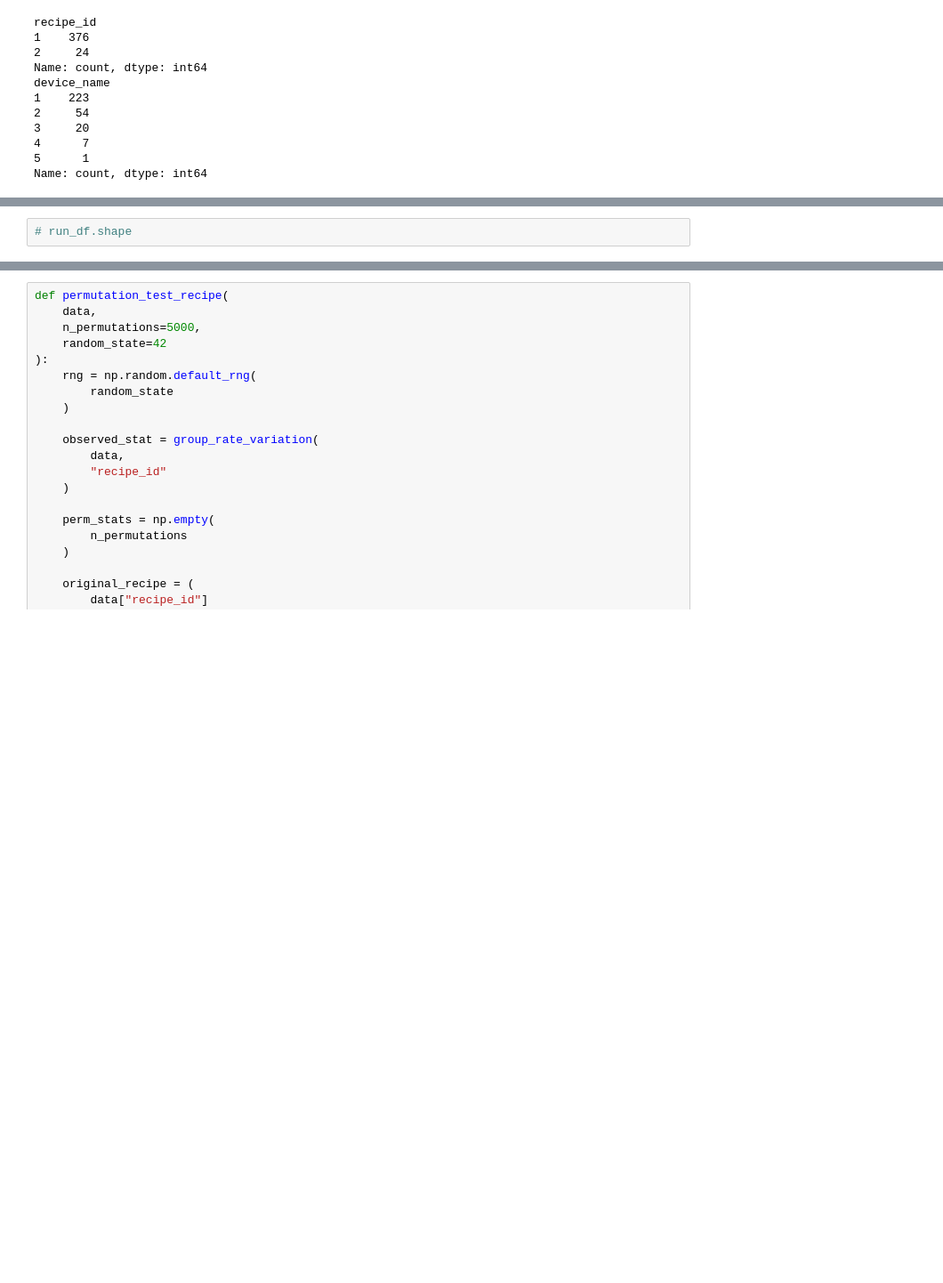
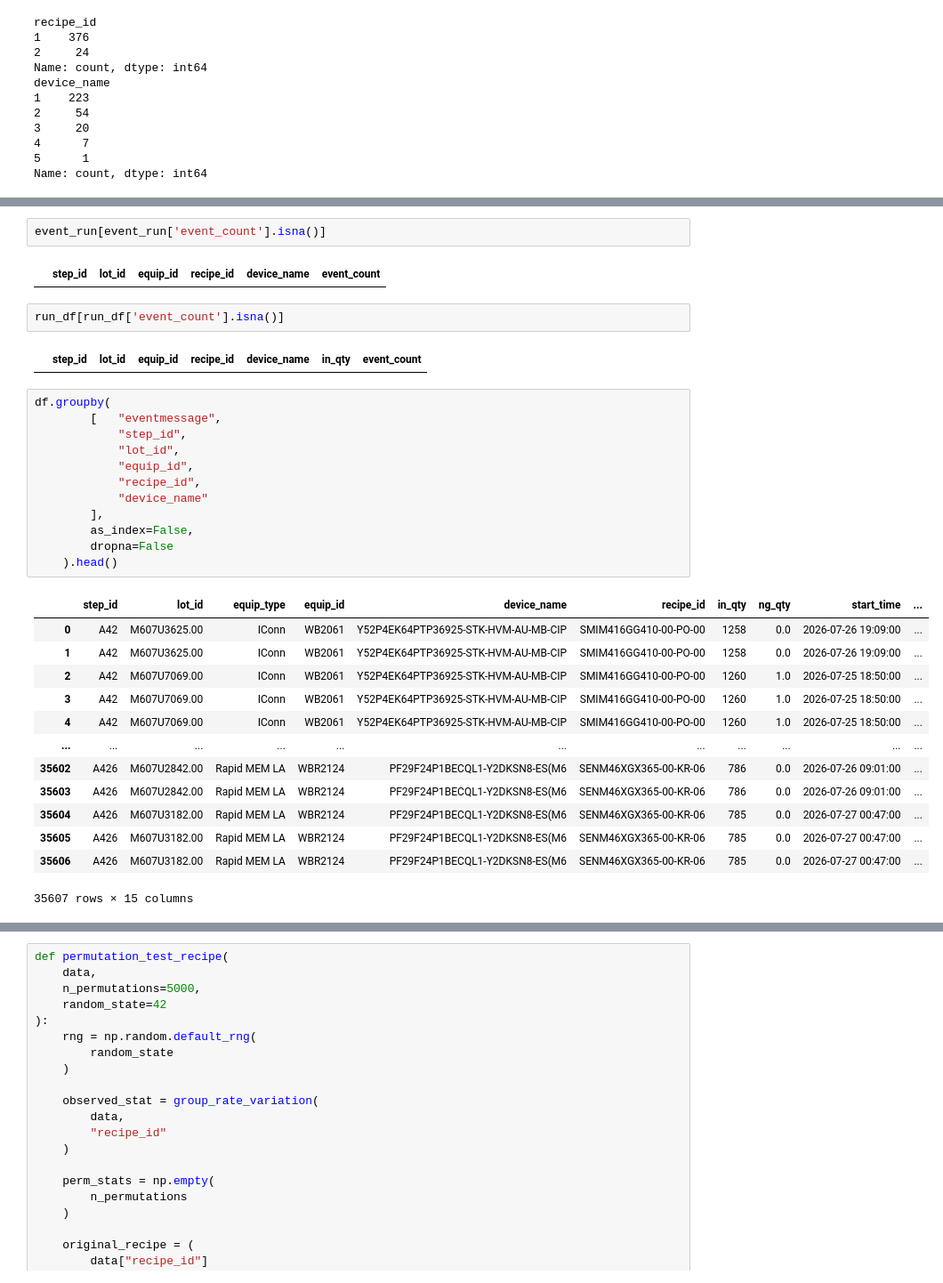
Before and after one commit to aceaceace123/test0806, a Jupyter notebook: WBMachine_ErrorEventAnalyze.ipynb, the cells around one changed output, grey strips where cells are left out. Shown at 89% size. Drawn from its saved outputs; the diff is of its cells as text; blank space fills up the shorter version.

```diff
--- a/WBMachine_ErrorEventAnalyze.ipynb
+++ b/WBMachine_ErrorEventAnalyze.ipynb
@@ -1042,2 +816,34 @@ Single-observation recipes: 49
-# %%
-# run_df.shape
+# %%
+event_run[event_run['event_count'].isna()]
+# %% [output]
+|  | step_id | lot_id | equip_id | recipe_id | device_name | event_count |
+# %%
+run_df[run_df['event_count'].isna()]
+# %% [output]
+|  | step_id | lot_id | equip_id | recipe_id | device_name | in_qty | event_count |
+# %%
+df.groupby(
+        [   "eventmessage",
+            "step_id",
+            "lot_id",
+            "equip_id",
+            "recipe_id",
+            "device_name"
+        ],
+        as_index=False,
+        dropna=False
+    ).head()
+# %% [output]
+|  | step_id | lot_id | equip_type | equip_id | device_name | recipe_id | in_qty | ng_qty | start_time | ... |
+| 0 | A42 | M607U3625.00 | IConn | WB2061 | Y52P4EK64PTP36925-STK-HVM-AU-MB-CIP | SMIM416GG410-00-PO-00 | 1258 | 0.0 | 2026-07-26 19:09:00 | ... |
+| 1 | A42 | M607U3625.00 | IConn | WB2061 | Y52P4EK64PTP36925-STK-HVM-AU-MB-CIP | SMIM416GG410-00-PO-00 | 1258 | 0.0 | 2026-07-26 19:09:00 | ... |
+| 2 | A42 | M607U7069.00 | IConn | WB2061 | Y52P4EK64PTP36925-STK-HVM-AU-MB-CIP | SMIM416GG410-00-PO-00 | 1260 | 1.0 | 2026-07-25 18:50:00 | ... |
+| 3 | A42 | M607U7069.00 | IConn | WB2061 | Y52P4EK64PTP36925-STK-HVM-AU-MB-CIP | SMIM416GG410-00-PO-00 | 1260 | 1.0 | 2026-07-25 18:50:00 | ... |
+| 4 | A42 | M607U7069.00 | IConn | WB2061 | Y52P4EK64PTP36925-STK-HVM-AU-MB-CIP | SMIM416GG410-00-PO-00 | 1260 | 1.0 | 2026-07-25 18:50:00 | ... |
+| ... | ... | ... | ... | ... | ... | ... | ... | ... | ... | ... |
+| 35602 | A426 | M607U2842.00 | Rapid MEM LA | WBR2124 | PF29F24P1BECQL1-Y2DKSN8-ES(M6 | SENM46XGX365-00-KR-06 | 786 | 0.0 | 2026-07-26 09:01:00 | ... |
+| 35603 | A426 | M607U2842.00 | Rapid MEM LA | WBR2124 | PF29F24P1BECQL1-Y2DKSN8-ES(M6 | SENM46XGX365-00-KR-06 | 786 | 0.0 | 2026-07-26 09:01:00 | ... |
+| 35604 | A426 | M607U3182.00 | Rapid MEM LA | WBR2124 | PF29F24P1BECQL1-Y2DKSN8-ES(M6 | SENM46XGX365-00-KR-06 | 785 | 0.0 | 2026-07-27 00:47:00 | ... |
+| 35605 | A426 | M607U3182.00 | Rapid MEM LA | WBR2124 | PF29F24P1BECQL1-Y2DKSN8-ES(M6 | SENM46XGX365-00-KR-06 | 785 | 0.0 | 2026-07-27 00:47:00 | ... |
+| 35606 | A426 | M607U3182.00 | Rapid MEM LA | WBR2124 | PF29F24P1BECQL1-Y2DKSN8-ES(M6 | SENM46XGX365-00-KR-06 | 785 | 0.0 | 2026-07-27 00:47:00 | ... |
+35607 rows × 15 columns
```
Also changed, not shown: parts of 15 cells of this notebook.
